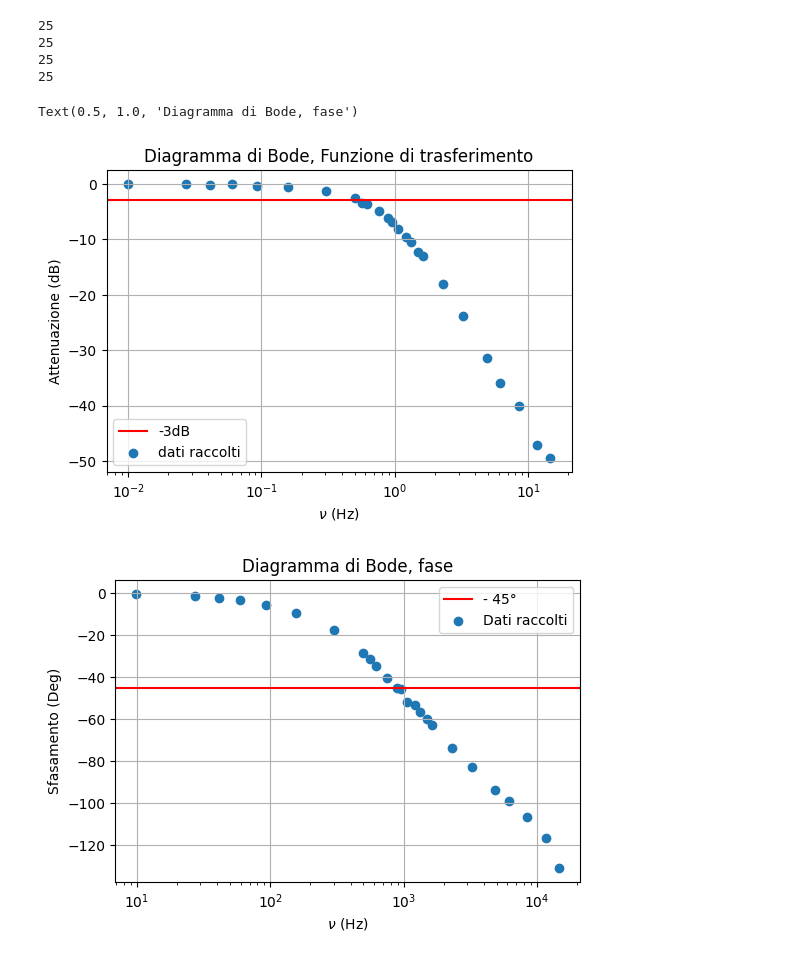
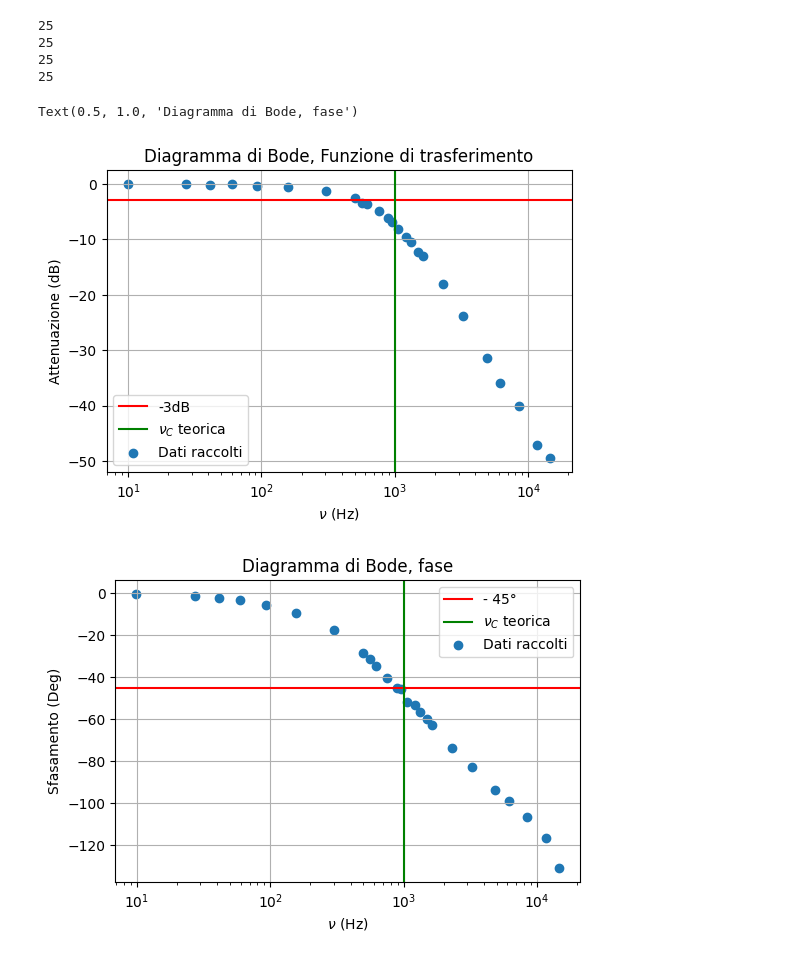
Before and after one commit to atancredi/physics-data, a Jupyter notebook: LabSegnaliSistemi/esperienza_5/Esperienza5.ipynb, the cells around one changed output. Drawn from its saved outputs; the diff is of its cells as text; code cells hidden in the pictures.

```diff
--- a/LabSegnaliSistemi/esperienza_5/Esperienza5.ipynb
+++ b/LabSegnaliSistemi/esperienza_5/Esperienza5.ipynb
@@ -61,34 +56,35 @@ print(len(deltat[0]))
 # %%
 fig = len(plt.get_fignums())
 plt.figure(fig)
 module = vout[0]/vin[0]
 plt.xscale("log")
-plt.scatter(freq[0],20*np.log(module), label="dati raccolti")
+plt.scatter(freq[0]*10**3,20*np.log(module), label="Dati raccolti")
 plt.axhline(-3, color="red", label="-3dB")
-#plt.axvline(71050, label="$\\nu_C$ teorica", color="green")
+plt.axvline(1008.88, label="$\\nu_C$ teorica", color="green")
 plt.legend()
 plt.xlabel("$\\nu$ (Hz)")
 plt.ylabel("Attenuazione (dB)")
 plt.grid()
 plt.title("Diagramma di Bode, Funzione di trasferimento")
 freq_act = freq[0]*10**3
+
 deltat_act = deltat[0]*(10**-6)  #us
 delta_phi = ((2*np.pi*freq_act*deltat_act)*(180/np.pi))
 fig = len(plt.get_fignums())
 plt.figure(fig)
 plt.xscale("log")
 plt.scatter(freq_act, delta_phi, label="Dati raccolti")
 #plt.ylim(0,99)
 plt.xlabel("$\\nu$ (Hz)")
 plt.grid()
 plt.axhline(-45, label="- 45°", color="red")
-#plt.axvline(71050, label="$\\nu_C$ teorica", color="green")
+plt.axvline(1008.88, label="$\\nu_C$ teorica", color="green")
 plt.ylabel("Sfasamento (Deg)")
 plt.legend()
 plt.title("Diagramma di Bode, fase")
 # %% [output]
 Text(0.5, 1.0, 'Diagramma di Bode, fase')
-[figure, old version]
+[figure, new version]
-[figure, old version]
+[figure, new version]
 # %%
 #gli RMS dipendono dalla tensione di alimentazione dell'OP-AMP
```
Also changed, not shown: parts of 3 cells of this notebook.
